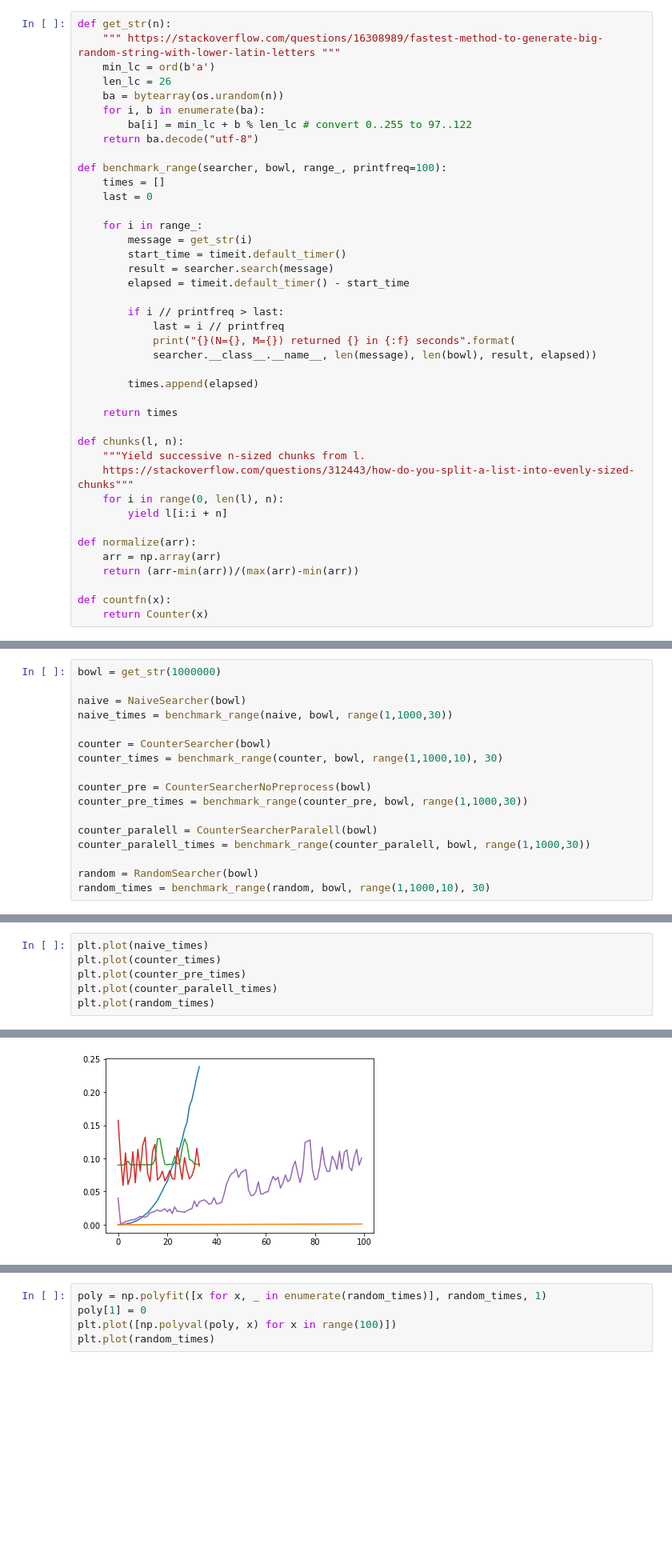
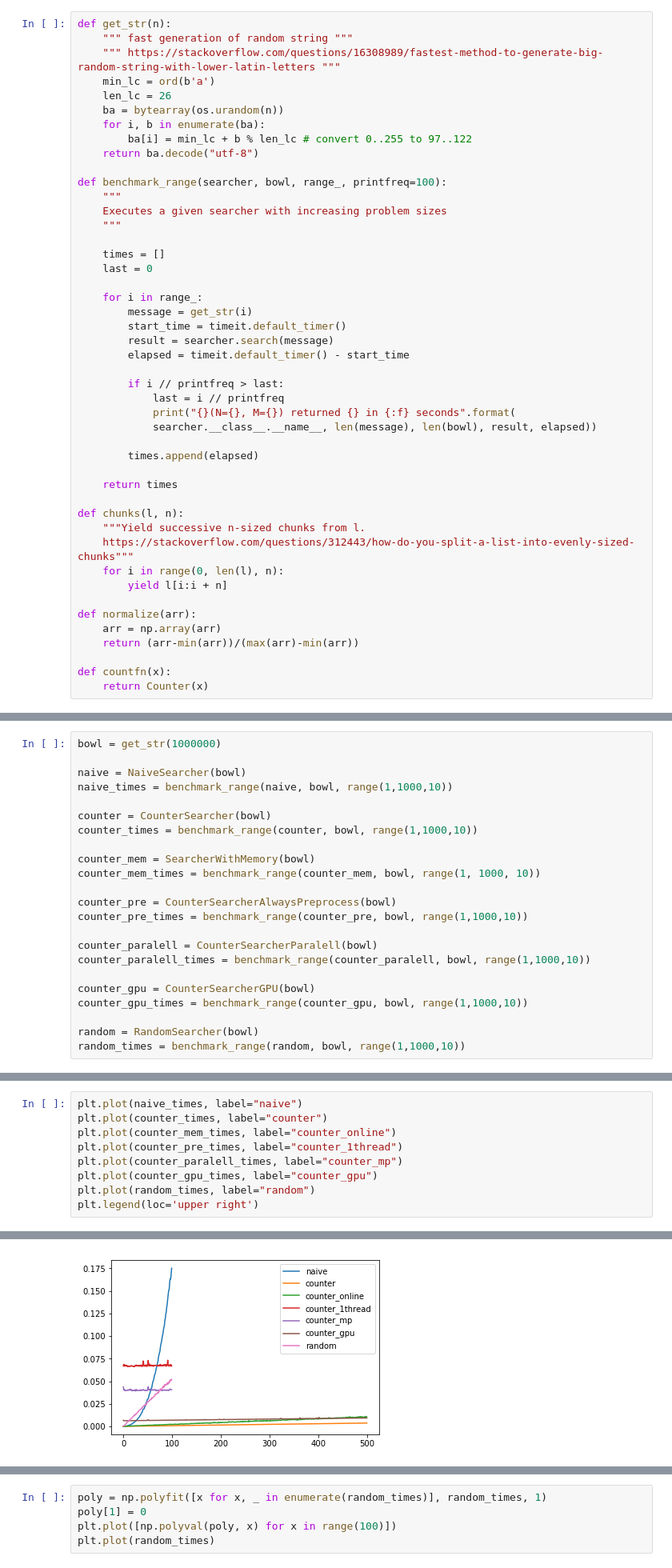
Before and after one commit to costalago/examples, a Jupyter notebook: algorithms/Bowl.ipynb, the cells around one changed output, grey strips where cells are left out. Shown: that part at 80% size. Saved outputs shown, nothing was run; the diff lists cells and outputs as text; blank space fills up the shorter version.

```diff
--- a/algorithms/Bowl.ipynb
+++ b/algorithms/Bowl.ipynb
@@ -11,6 +16,7 @@ import matplotlib.pyplot as plt
 %matplotlib inline
 # %%
 def get_str(n):
+    """ fast generation of random string """
     """ https://stackoverflow.com/questions/16308989/fastest-method-to-generate-big-random-string-with-lower-latin-letters """
     min_lc = ord(b'a')
     len_lc = 26
@@ -20,6 +26,10 @@ def get_str(n):
     return ba.decode("utf-8")
 
 def benchmark_range(searcher, bowl, range_, printfreq=100):
+    """
+    Executes a given searcher with increasing problem sizes
+    """
+
     times = []
     last = 0
 
@@ -142,17 +220,23 @@ class RandomSearcher(Searcher):
 bowl = get_str(1000000)
 
 naive = NaiveSearcher(bowl)
-naive_times = benchmark_range(naive, bowl, range(1,1000,30))
+naive_times = benchmark_range(naive, bowl, range(1,1000,10))
 
 counter = CounterSearcher(bowl)
-counter_times = benchmark_range(counter, bowl, range(1,1000,10), 30)
+counter_times = benchmark_range(counter, bowl, range(1,1000,10))
 
-counter_pre = CounterSearcherNoPreprocess(bowl)
-counter_pre_times = benchmark_range(counter_pre, bowl, range(1,1000,30))
+counter_mem = SearcherWithMemory(bowl)
+counter_mem_times = benchmark_range(counter_mem, bowl, range(1, 1000, 10))
+
+counter_pre = CounterSearcherAlwaysPreprocess(bowl)
+counter_pre_times = benchmark_range(counter_pre, bowl, range(1,1000,10))
 
 counter_paralell = CounterSearcherParalell(bowl)
-counter_paralell_times = benchmark_range(counter_paralell, bowl, range(1,1000,30))
+counter_paralell_times = benchmark_range(counter_paralell, bowl, range(1,1000,10))
+
+counter_gpu = CounterSearcherGPU(bowl)
+counter_gpu_times = benchmark_range(counter_gpu, bowl, range(1,1000,10))
 
 random = RandomSearcher(bowl)
-random_times = benchmark_range(random, bowl, range(1,1000,10), 30)
+random_times = benchmark_range(random, bowl, range(1,1000,10))
 # %% [output]
@@ -176,7 +260,10 @@ RandomSearcher(N=991, M=1000000) returned True in 0.106716 seconds
 # %%
-plt.plot(naive_times)
-plt.plot(counter_times)
-plt.plot(counter_pre_times)
-plt.plot(counter_paralell_times)
-plt.plot(random_times)
+plt.plot(naive_times, label="naive")
+plt.plot(counter_times, label="counter")
+plt.plot(counter_mem_times, label="counter_online")
+plt.plot(counter_pre_times, label="counter_1thread")
+plt.plot(counter_paralell_times, label="counter_mp")
+plt.plot(counter_gpu_times, label="counter_gpu")
+plt.plot(random_times, label="random")
+plt.legend(loc='upper right')
 # %% [output]
@@ -184 +271 @@ plt.plot(random_times)
-[figure, old version]
+[figure, new version]
```
Also changed, not shown: parts of 10 cells of this notebook, 1 other file.
